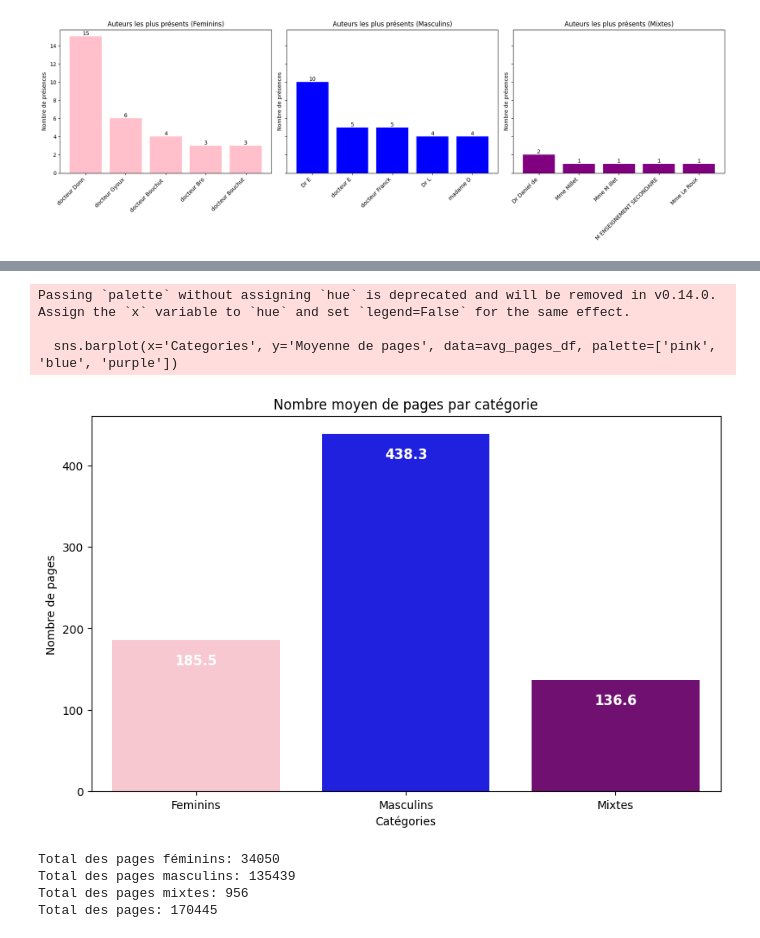
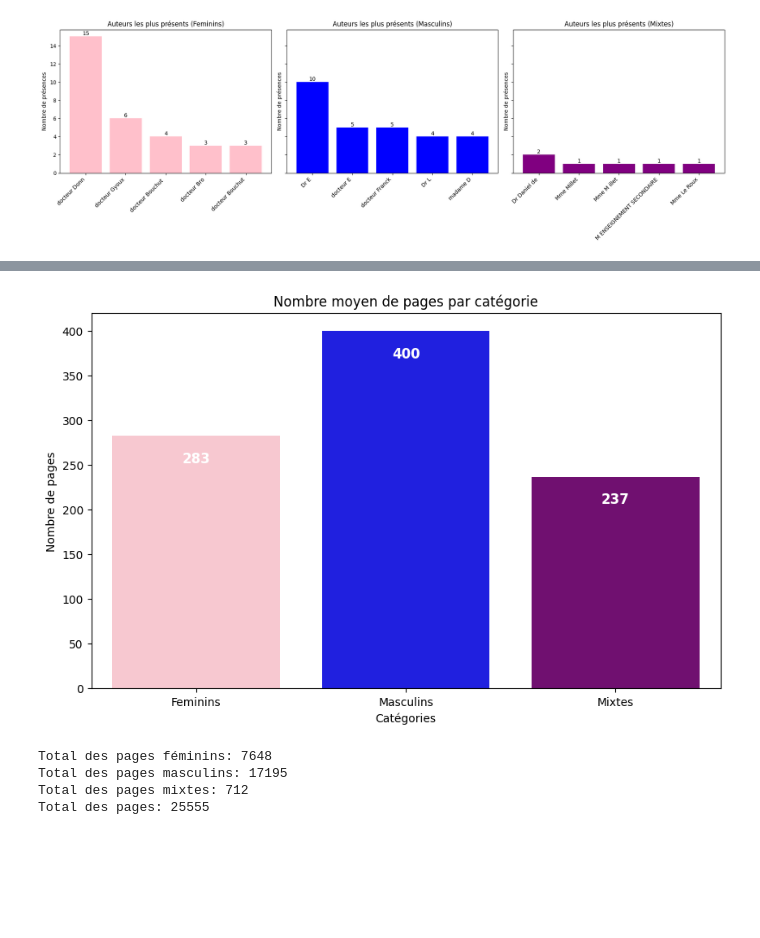
Before and after one commit to AlexleLion/semester_project, a Jupyter notebook: notebooks/exploration.ipynb, the cells around one changed output, grey strips where cells are left out. Drawn from its saved outputs; the diff is of its cells as text; code cells hidden in the pictures; blank space fills up the shorter version.

```diff
--- a/notebooks/exploration.ipynb
+++ b/notebooks/exploration.ipynb
@@ -104 +102,11 @@ import matplotlib.pyplot as plt
+# %%
+import matplotlib.pyplot as plt
+import pandas as pd
+df_fem = pd.read_csv("../data/contexte/years_pub_feminins.csv")
+df_mas = pd.read_csv("../data/contexte/years_pub_masculins.csv")
+df_mix = pd.read_csv("../data/contexte/years_pub_mixtes.csv")
+
+df_fem["Titre"] = df_fem["Titre"].str[:2]
+df_mas["Titre"] = df_mas["Titre"].str[:2]
+df_mix["Titre"] = df_mix["Titre"].str[:2]
 # %%
@@ -129,31 +137,32 @@ plt.show()
 # %%
+import seaborn as sns
+import matplotlib.pyplot as plt
+
 # Calculate the average number of pages for each category
-avg_pages_feminins = df_feminins['Nbr_pages'].mean()
-avg_pages_masculins = df_masculins['Nbr_pages'].mean()
-avg_pages_mixtes = df_mixtes['Nbr_pages'].mean()
+avg_pages_feminins = round(df_fem['Nbr_pages'].mean())
+avg_pages_masculins = round(df_mas['Nbr_pages'].mean())
+avg_pages_mixtes = round(df_mix['Nbr_pages'].mean())
+
 
 avg_pages_df = pd.DataFrame({
     'Categories': ['Feminins', 'Masculins', 'Mixtes'],
     'Moyenne de pages': [avg_pages_feminins, avg_pages_masculins, avg_pages_mixtes]
 })
 
 plt.figure(figsize=(10, 6))
-sns.barplot(x='Categories', y='Moyenne de pages', data=avg_pages_df, palette=['pink', 'blue', 'purple'])
+sns.barplot(x='Categories', y='Moyenne de pages', data=avg_pages_df, palette=['pink', 'blue', 'purple'], hue='Categories')
 for index, row in avg_pages_df.iterrows():
     plt.text(index, row['Moyenne de pages']- 30, round(row['Moyenne de pages'], 1), color='white', ha="center", fontsize=12, fontweight='bold')
 plt.title('Nombre moyen de pages par catégorie')
 plt.ylabel('Nombre de pages')
 plt.xlabel('Catégories')
 plt.show()
 # %% [output]
-Passing `palette` without assigning `hue` is deprecated and will be removed in v0.14.0. Assign the `x` variable to `hue` and set `legend=False` for the same effect.
-
-  sns.barplot(x='Categories', y='Moyenne de pages', data=avg_pages_df, palette=['pink', 'blue', 'purple'])
-[figure, old version]
+[figure, new version]
 # %%
-total_pages_feminins = df_feminins['Nbr_pages'].sum()
-total_pages_masculins = df_masculins['Nbr_pages'].sum()
-total_pages_mixtes = df_mixtes['Nbr_pages'].sum()
+total_pages_feminins = df_fem['Nbr_pages'].sum()
+total_pages_masculins = df_mas['Nbr_pages'].sum()
+total_pages_mixtes = df_mix['Nbr_pages'].sum()
 
 total_pages = total_pages_feminins + total_pages_masculins + total_pages_mixtes
 
@@ -162,8 +171,8 @@ print(f"Total des pages masculins: {total_pages_masculins}")
 print(f"Total des pages mixtes: {total_pages_mixtes}")
 print(f"Total des pages: {total_pages}")
 # %% [output]
-Total des pages féminins: 34050
-Total des pages masculins: 135439
-Total des pages mixtes: 956
-Total des pages: 170445
+Total des pages féminins: 7648
+Total des pages masculins: 17195
+Total des pages mixtes: 712
+Total des pages: 25555
 # %%
```
Also changed, not shown: parts of 6 cells of this notebook, 33 other files.
